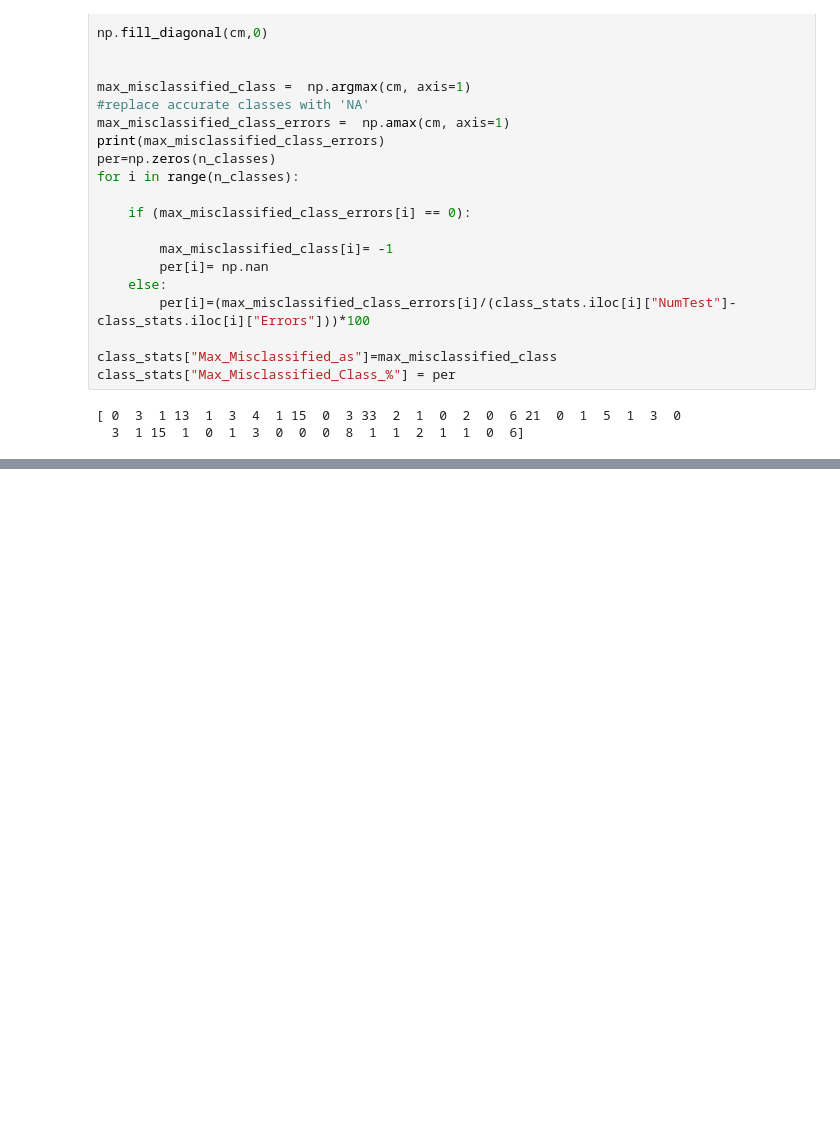
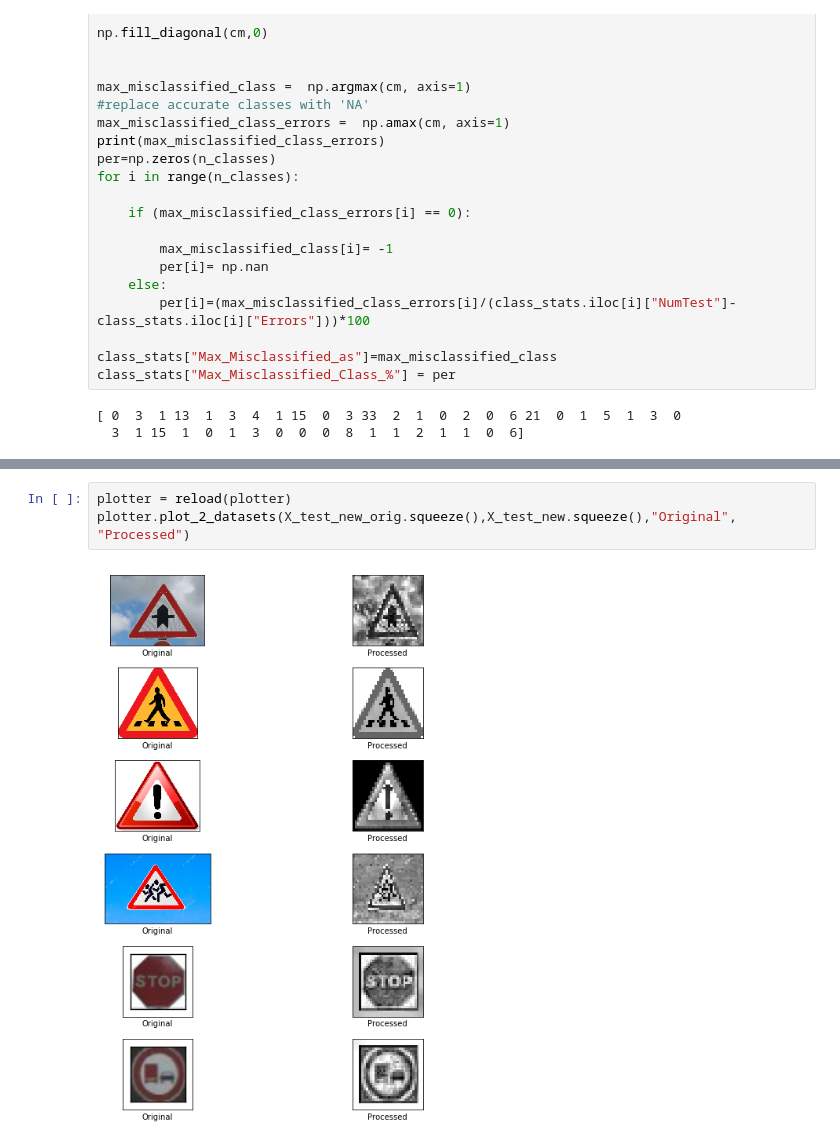
Before and after one commit to saritanavuluru/ML, a Jupyter notebook: capstone/KerasGTSB/Explore.ipynb, the cells around one changed output, grey strips where cells are left out. Cells and saved outputs as stored; diff of their text form; blank space fills up the shorter version.

```diff
--- a/capstone/KerasGTSB/Explore.ipynb
+++ b/capstone/KerasGTSB/Explore.ipynb
@@ -1004,0 +1156,5 @@ del s
+# %%
+plotter = reload(plotter)
+plotter.plot_2_datasets(X_test_new_orig.squeeze(),X_test_new.squeeze(),"Original", "Processed")
+# %% [output]
+[figure, added]
```
Also changed, not shown: parts of 15 cells of this notebook, 3 other files.
